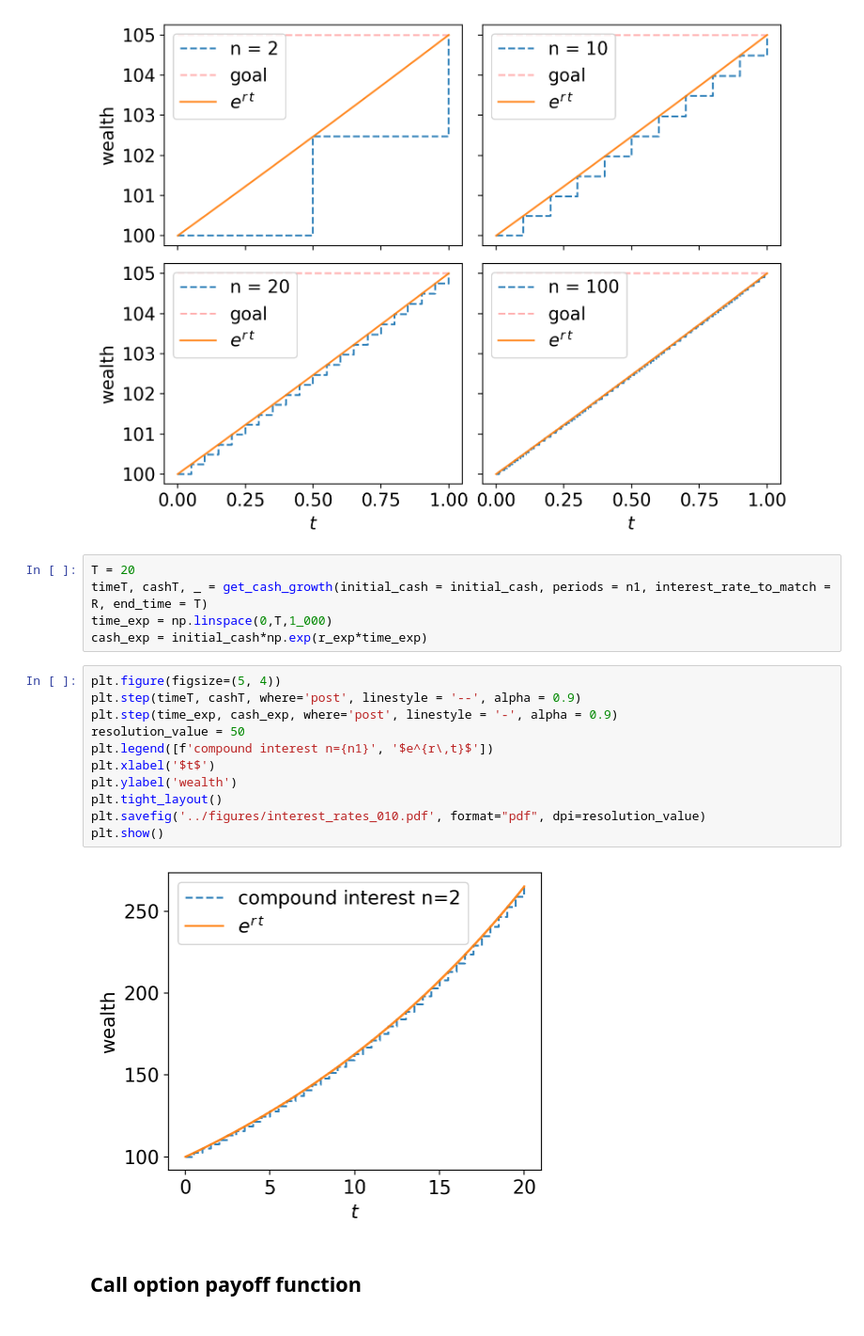
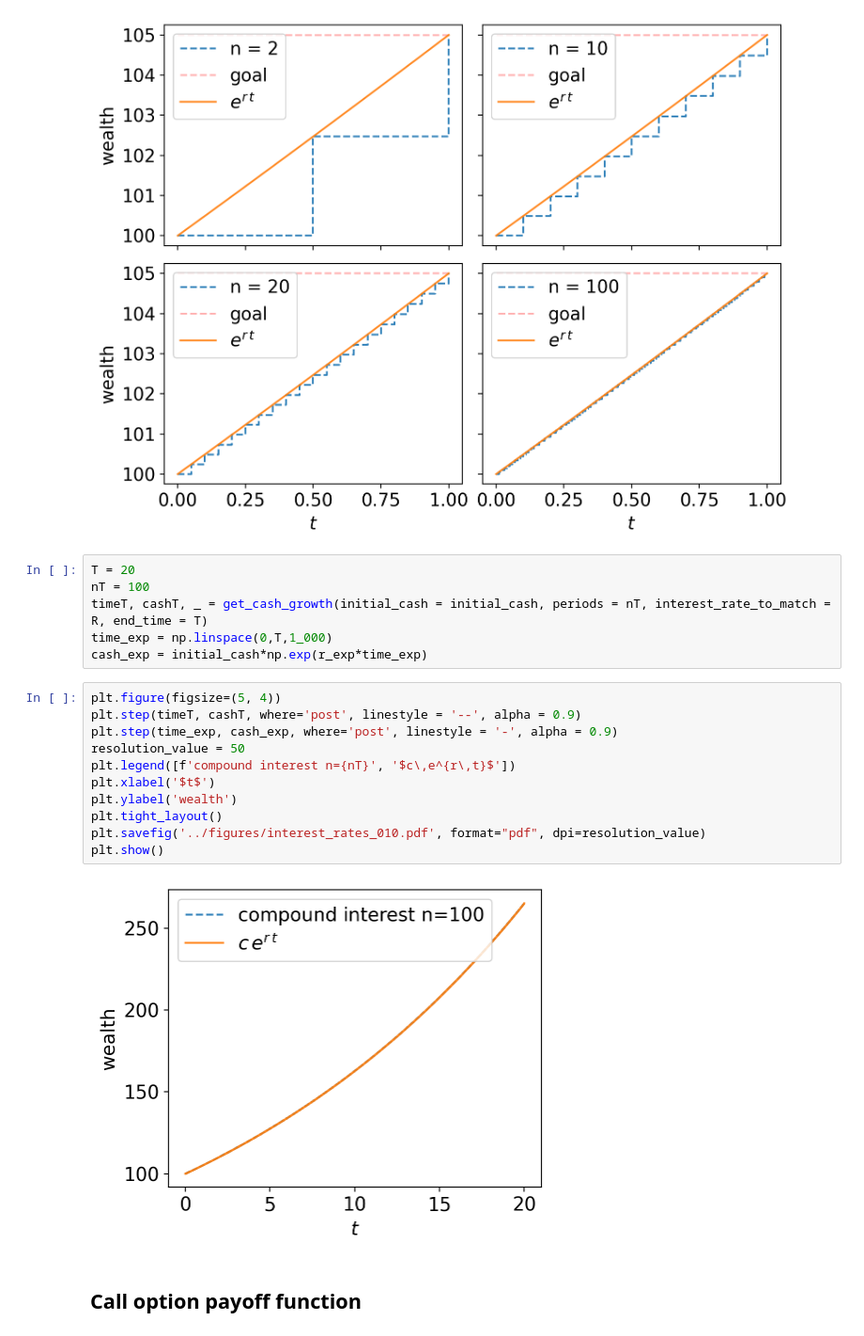
Before and after one commit to leandro-sbetancourt/kcl-continuous-time-finance, a Jupyter notebook: notebooks/Ch5-Continuous-time models.ipynb, the cells around one changed output. Shown at 94% size. Drawn from its saved outputs; the diff is of its cells as text.

```diff
--- a/notebooks/Ch5-Continuous-time models.ipynb
+++ b/notebooks/Ch5-Continuous-time models.ipynb
@@ -145,22 +145,23 @@ plt.show()
 [figure]
 # %%
 T = 20
-timeT, cashT, _ = get_cash_growth(initial_cash = initial_cash, periods = n1, interest_rate_to_match = R, end_time = T)
+nT = 100
+timeT, cashT, _ = get_cash_growth(initial_cash = initial_cash, periods = nT, interest_rate_to_match = R, end_time = T)
 time_exp = np.linspace(0,T,1_000)
 cash_exp = initial_cash*np.exp(r_exp*time_exp)
 # %%
 plt.figure(figsize=(5, 4))
 plt.step(timeT, cashT, where='post', linestyle = '--', alpha = 0.9)
 plt.step(time_exp, cash_exp, where='post', linestyle = '-', alpha = 0.9)
 resolution_value = 50
-plt.legend([f'compound interest n={n1}', '$e^{r\,t}$'])
+plt.legend([f'compound interest n={nT}', '$c\,e^{r\,t}$'])
 plt.xlabel('$t$')
 plt.ylabel('wealth')
 plt.tight_layout()
 plt.savefig('../figures/interest_rates_010.pdf', format="pdf", dpi=resolution_value)
 plt.show()
 # %% [output]
-[figure, old version]
+[figure, new version]
 # %% [markdown]
 ## Call option payoff function
 # %%
```
